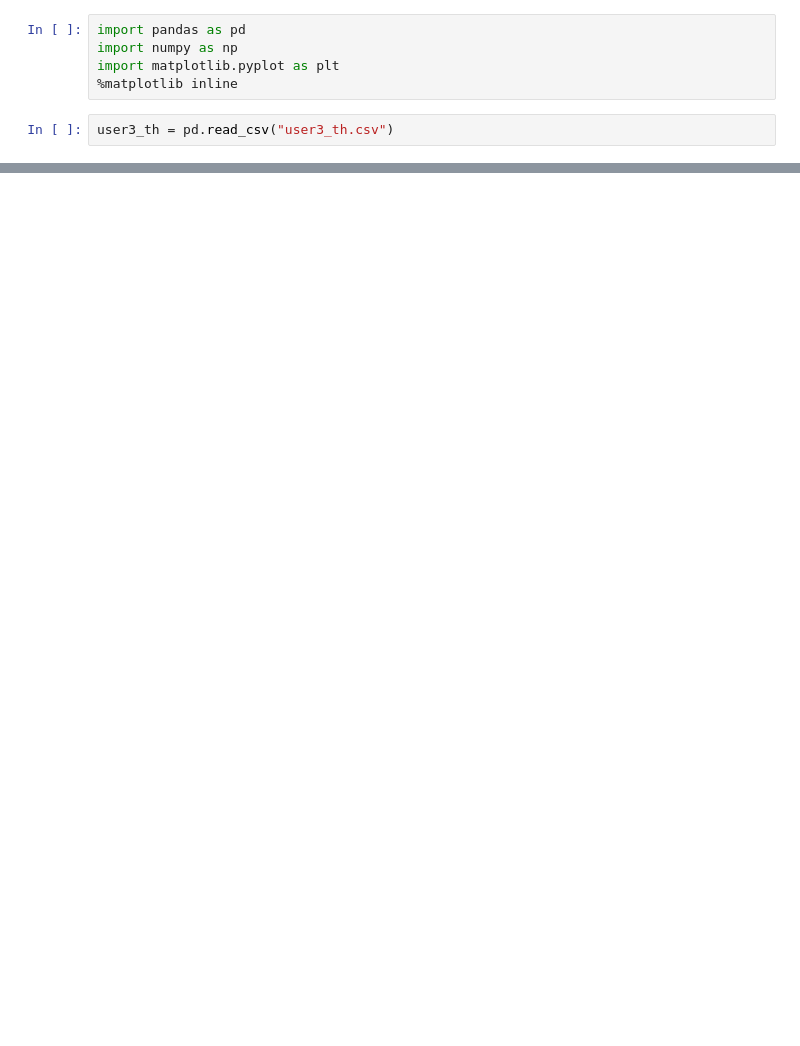
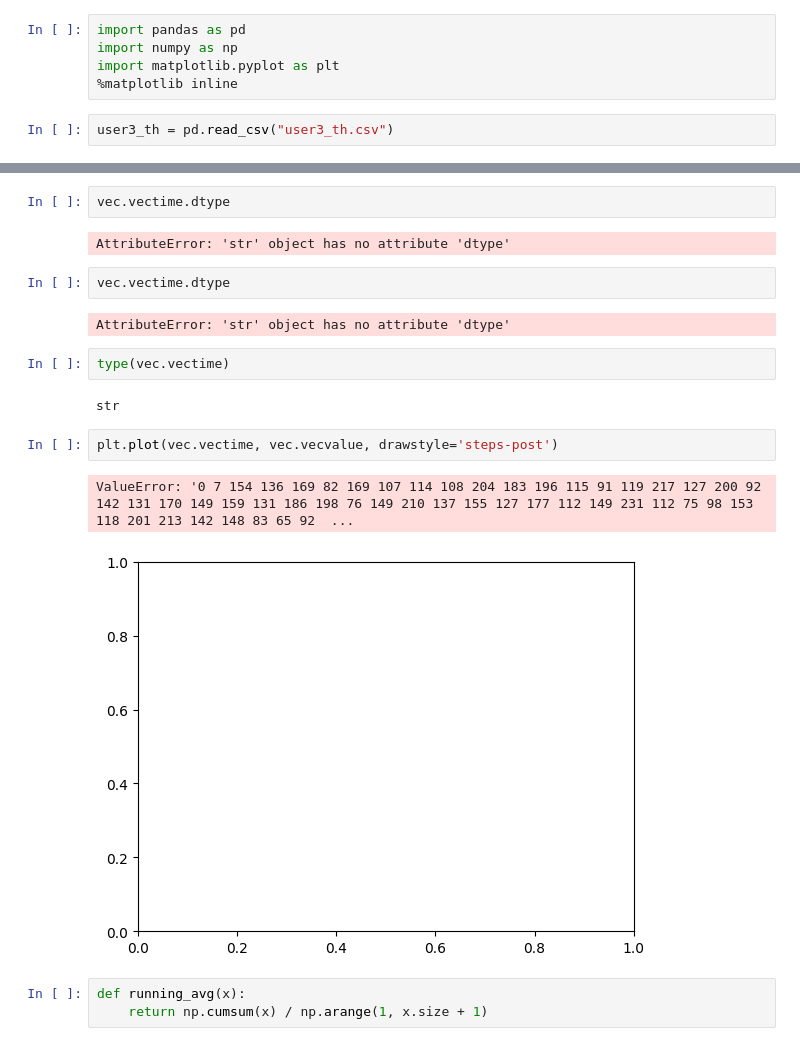
Before and after one commit to daniel-deiana/PECSN---Project, a Jupyter notebook: OpportunisticCellularNetwork/simulations/results/Untitled.ipynb, the cells around one changed output, grey strips where cells are left out. Saved outputs shown, nothing was run; the diff lists cells and outputs as text; blank space fills up the shorter version.

```diff
--- a/OpportunisticCellularNetwork/simulations/results/Untitled.ipynb
+++ b/OpportunisticCellularNetwork/simulations/results/Untitled.ipynb
@@ -36,0 +240,20 @@ user3_th.iloc[20:40]
+# %%
+vec.vectime.dtype
+# %% [output]
+AttributeError: 'str' object has no attribute 'dtype'
+# %%
+vec.vectime.dtype
+# %% [output]
+AttributeError: 'str' object has no attribute 'dtype'
+# %%
+type(vec.vectime)
+# %% [output]
+str
+# %%
+plt.plot(vec.vectime, vec.vecvalue, drawstyle='steps-post')
+# %% [output]
+ValueError: '0 7 154 136 169 82 169 107 114 108 204 183 196 115 91 119 217 127 200 92 142 131 170 149 159 131 186 198 76 149 210 137 155 127 177 112 149 231 112 75 98 153 118 201 213 142 148 83 65 92  ...
+[figure, added]
+# %%
+def running_avg(x):
+    return np.cumsum(x) / np.arange(1, x.size + 1)
```
Also changed, not shown: parts of 100 cells of this notebook, 23 other files.
